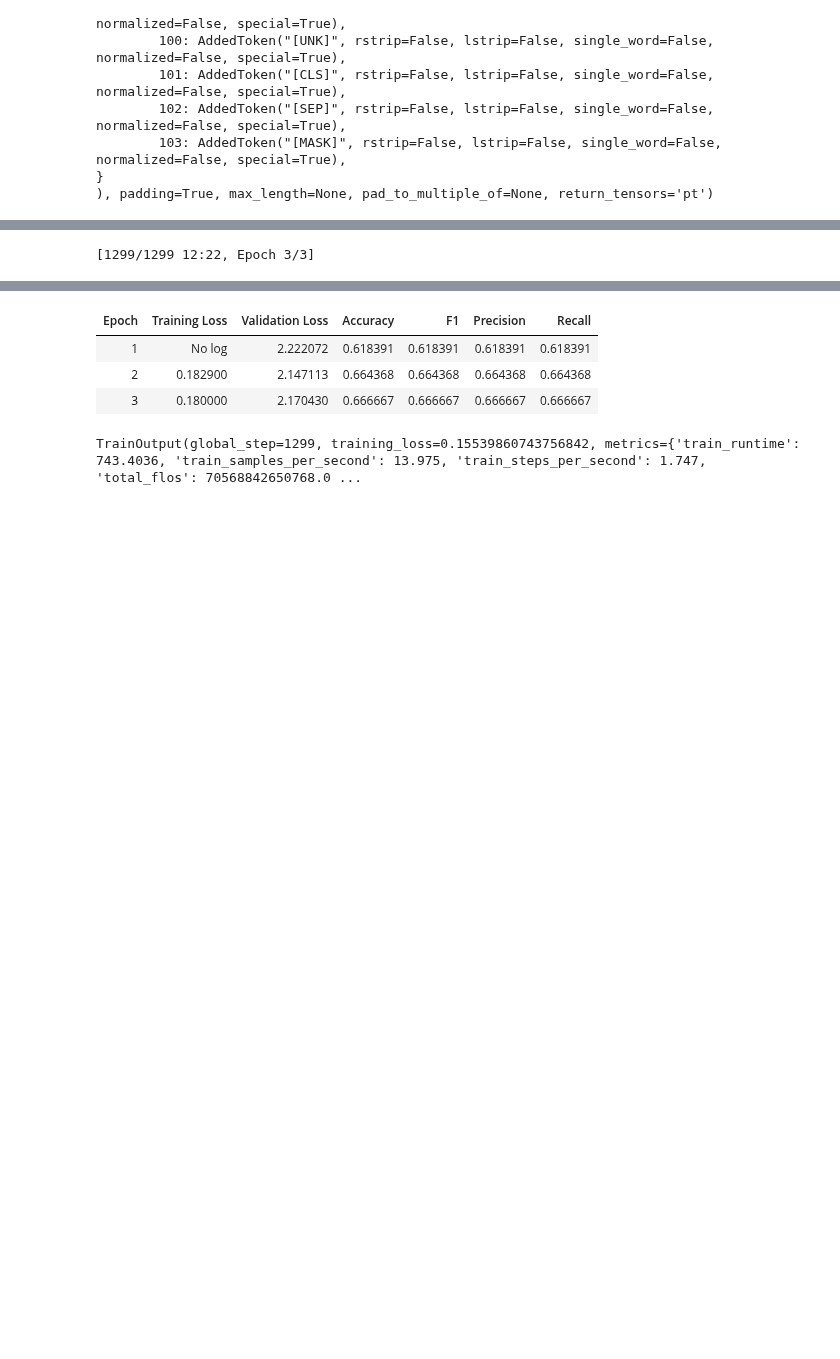
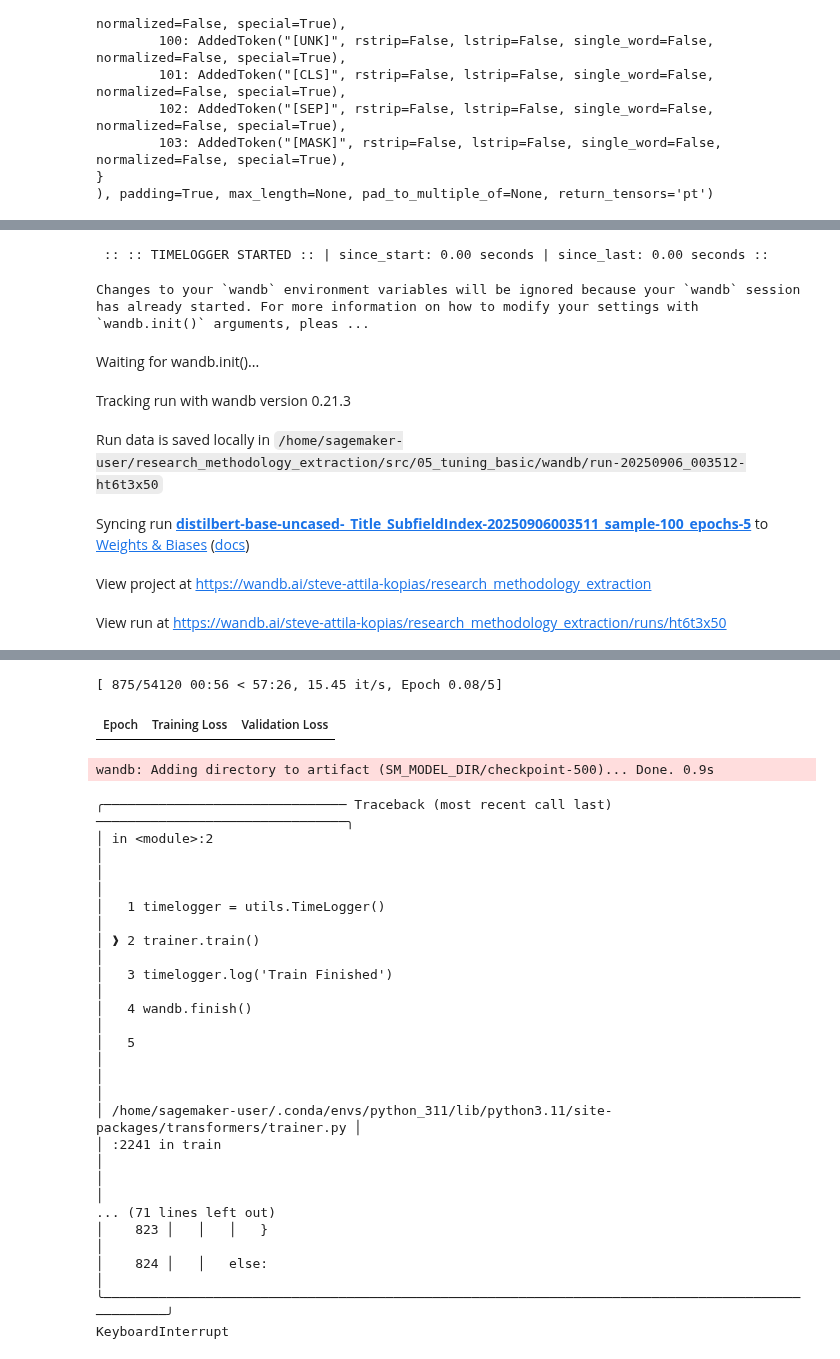
Before and after one commit to ka-steve/sagemaker_research_classification, a Jupyter notebook: src/05_tuning_basic/05_11_tuning_basic_playground.ipynb, the cells around one changed output, grey strips where cells are left out. Saved outputs shown, nothing was run; the diff lists cells and outputs as text; code cells hidden in the pictures; blank space fills up the shorter version.

Commit message:
Implemented Weights&Biases logging

```diff
--- a/src/05_tuning_basic/05_11_tuning_basic_playground.ipynb
+++ b/src/05_tuning_basic/05_11_tuning_basic_playground.ipynb
@@ -80,8 +90,8 @@ parser.add_argument("--label_type", type=str, default='subfield')
 parser.add_argument("--text_key", type=str, default='title')
 parser.add_argument("--text_key_rename_to", type=str, default='text')
 parser.add_argument("--label_key_rename_to", type=str, default='label')
-
-parser.add_argument("--epochs", type=int, default=3)
+parser.add_argument("--sample", type=int, default=100)
+parser.add_argument("--epochs", type=int, default=5)
 parser.add_argument("--train_batch_size", type=int, default=32)
 parser.add_argument("--eval_batch_size", type=int, default=64)
 parser.add_argument("--warmup_steps", type=int, default=500)
@@ -94,5 +104,6 @@ parser.add_argument("--n_gpus", type=str, default=torch.cuda.device_count()) # o
 
 args, _ = parser.parse_known_args()
 LABEL_KEY = f'{args.label_type}_index'
+SAMPLE_SUFFIX = f'[:{args.sample}%]' if args.sample!=100 else ''
 args
 # %% [output]
@@ -100,11 +115,11 @@ Namespace(model_name='distilbert-base-uncased', hf_dataset_suffix='_Title_Subfie
 # %%
 dataset_train = load_dataset(
     'SteveAKopias/SemanticScholarCSFullTextWithOpenAlexTopics'+args.hf_dataset_suffix,
-    split='train[:1%]'
+    split=f'train{SAMPLE_SUFFIX}' # [:1%]
 )
 dataset_test = load_dataset(
     'SteveAKopias/SemanticScholarCSFullTextWithOpenAlexTopics'+args.hf_dataset_suffix,
-    split='test[:1%]'
+    split=f'test{SAMPLE_SUFFIX}' # [:1%]
 )
 dataset = DatasetDict({
     'train': dataset_train,
@@ -269,13 +290,21 @@ def compute_metrics(pred):
 # %%
 training_args = TrainingArguments(
+    run_name=f'{args.model_name}-{args.hf_dataset_suffix}-{now}_sample-{args.sample}_epochs-{args.epochs}',
     output_dir=args.model_dir,
     num_train_epochs=args.epochs,
-    # per_device_train_batch_size=args.train_batch_size,
-    # per_device_eval_batch_size=args.eval_batch_size,
-    # warmup_steps=args.warmup_steps,
+    per_device_train_batch_size=args.train_batch_size,
+    per_device_eval_batch_size=args.eval_batch_size,
+    warmup_steps=args.warmup_steps,
+    learning_rate=float(args.learning_rate),
+
+    logging_dir=f'{args.output_data_dir}/logs',
+    report_to='wandb',
+    # logging_steps=5,
     eval_strategy='epoch',
-    logging_dir=f'{args.output_data_dir}/logs',
-    learning_rate=float(args.learning_rate),
+    # eval_strategy='steps',
+    # eval_steps=20,
+    # max_steps=100,
+    # save_steps=100
 )
 training_args
 # %% [output]
@@ -307,6 +345,16 @@ trainer = Trainer(
     data_collator=data_collator,
 )
 # %%
+timelogger = utils.TimeLogger()
 trainer.train()
+timelogger.log('Train Finished')
+wandb.finish()
 # %% [output]
-[1299/1299 12:22, Epoch 3/3]
+ :: :: TIMELOGGER STARTED :: | since_start: 0.00 seconds | since_last: 0.00 seconds ::
+Changes to your `wandb` environment variables will be ignored because your `wandb` session has already started. For more information on how to modify your settings with `wandb.init()` arguments, pleas ...
+Waiting for wandb.init()...
+Tracking run with wandb version 0.21.3
+Run data is saved locally in /home/sagemaker-user/research_methodology_extraction/src/05_tuning_basic/wandb/run-20250906_003512-ht6t3x50
+Syncing run distilbert-base-uncased-_Title_SubfieldIndex-20250906003511_sample-100_epochs-5 to Weights & Biases (docs)
+View project at https://wandb.ai/steve-attila-kopias/research_methodology_extraction
+View run at https://wandb.ai/steve-attila-kopias/research_methodology_extraction/runs/ht6t3x50
@@ -313,8 +362,23 @@ trainer.train()
+[ 875/54120 00:56 < 57:26, 15.45 it/s, Epoch 0.08/5]
-| Epoch | Training Loss | Validation Loss | Accuracy | F1 | Precision | Recall |
-| 1 | No log | 2.222072 | 0.618391 | 0.618391 | 0.618391 | 0.618391 |
-| 2 | 0.182900 | 2.147113 | 0.664368 | 0.664368 | 0.664368 | 0.664368 |
-| 3 | 0.180000 | 2.170430 | 0.666667 | 0.666667 | 0.666667 | 0.666667 |
+| Epoch | Training Loss | Validation Loss |
-TrainOutput(global_step=1299, training_loss=0.15539860743756842, metrics={'train_runtime': 743.4036, 'train_samples_per_second': 13.975, 'train_steps_per_second': 1.747, 'total_flos': 70568842650768.0 ...
+wandb: Adding directory to artifact (SM_MODEL_DIR/checkpoint-500)... Done. 0.9s
+╭─────────────────────────────── Traceback (most recent call last) ────────────────────────────────╮
+│ in <module>:2                                                                                    │
+│                                                                                                  │
+│   1 timelogger = utils.TimeLogger()                                                              │
+│ ❱ 2 trainer.train()                                                                              │
+│   3 timelogger.log('Train Finished')                                                             │
+│   4 wandb.finish()                                                                               │
+│   5                                                                                              │
+│                                                                                                  │
+│ /home/sagemaker-user/.conda/envs/python_311/lib/python3.11/site-packages/transformers/trainer.py │
+│ :2241 in train                                                                                   │
+│                                                                                                  │
+... (71 lines left out)
+│    823 │   │   │   }                                                                             │
+│    824 │   │   else:                                                                             │
+╰──────────────────────────────────────────────────────────────────────────────────────────────────╯
+KeyboardInterrupt
 # %%
 eval_result = trainer.evaluate(eval_dataset=tokenized_dataset['test'])
 eval_result
```
Also changed, not shown: parts of 18 cells of this notebook, 1 other file.
